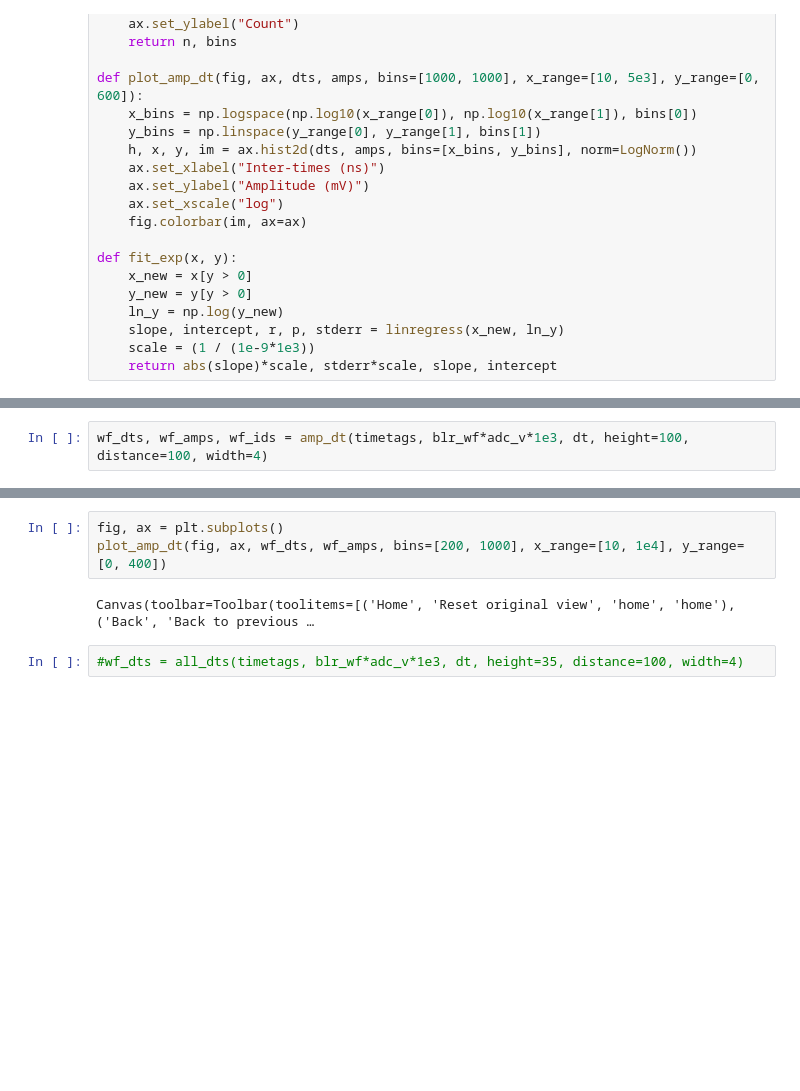
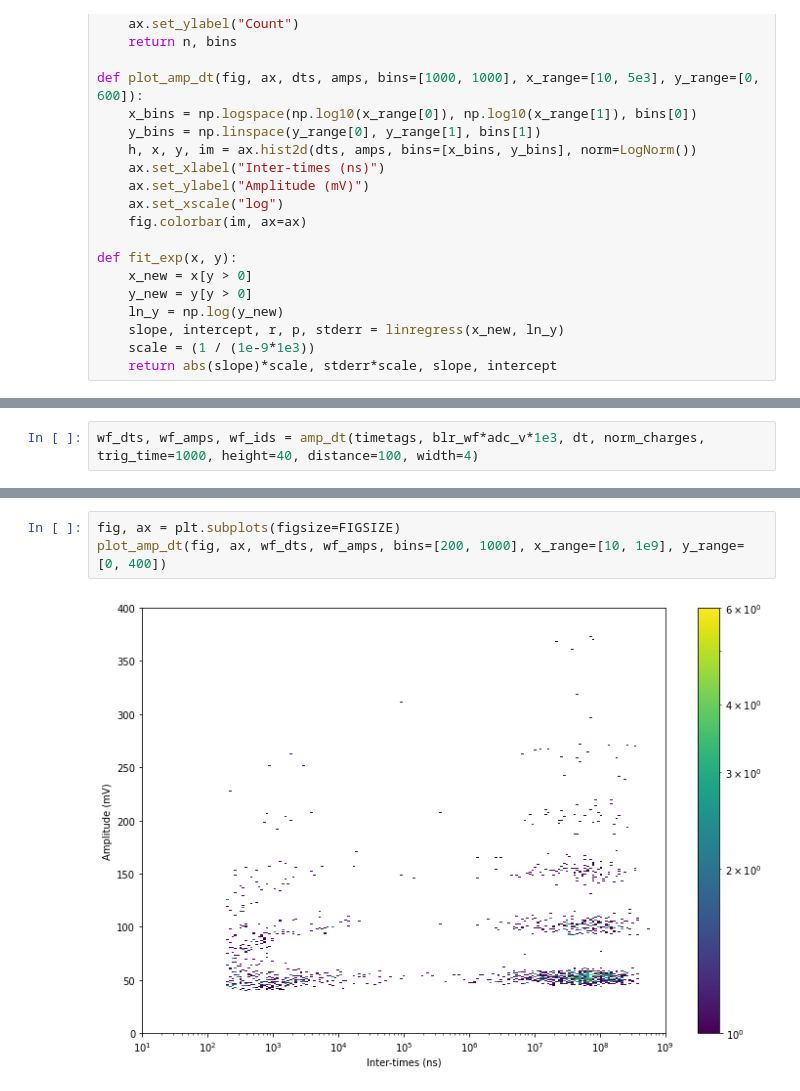
Before and after one commit to nickruof/SiPMStudio, a Jupyter notebook: SiPMStudio/examples/dark_analysis.ipynb, the cells around one changed output, grey strips where cells are left out. Saved outputs shown, nothing was run; the diff lists cells and outputs as text; blank space fills up the shorter version.

```diff
--- a/SiPMStudio/examples/dark_analysis.ipynb
+++ b/SiPMStudio/examples/dark_analysis.ipynb
@@ -105,2 +116,2 @@ Canvas(toolbar=Toolbar(toolitems=[('Home', 'Reset original view', 'home', 'home'
 # %%
-wf_dts, wf_amps, wf_ids = amp_dt(timetags, blr_wf*adc_v*1e3, dt, height=100, distance=100, width=4)
+wf_dts, wf_amps, wf_ids = amp_dt(timetags, blr_wf*adc_v*1e3, dt, norm_charges, trig_time=1000, height=40, distance=100, width=4)
@@ -107,8 +122,6 @@ wf_dts, wf_amps, wf_ids = amp_dt(timetags, blr_wf*adc_v*1e3, dt, height=100, dis
 # %%
-fig, ax = plt.subplots()
-plot_amp_dt(fig, ax, wf_dts, wf_amps, bins=[200, 1000], x_range=[10, 1e4], y_range=[0, 400])
+fig, ax = plt.subplots(figsize=FIGSIZE)
+plot_amp_dt(fig, ax, wf_dts, wf_amps, bins=[200, 1000], x_range=[10, 1e9], y_range=[0, 400])
 # %% [output]
-Canvas(toolbar=Toolbar(toolitems=[('Home', 'Reset original view', 'home', 'home'), ('Back', 'Back to previous …
+[figure, added]
-# %%
-#wf_dts = all_dts(timetags, blr_wf*adc_v*1e3, dt, height=35, distance=100, width=4)
 # %%
```
Also changed, not shown: parts of 19 cells of this notebook, 1 other file.
